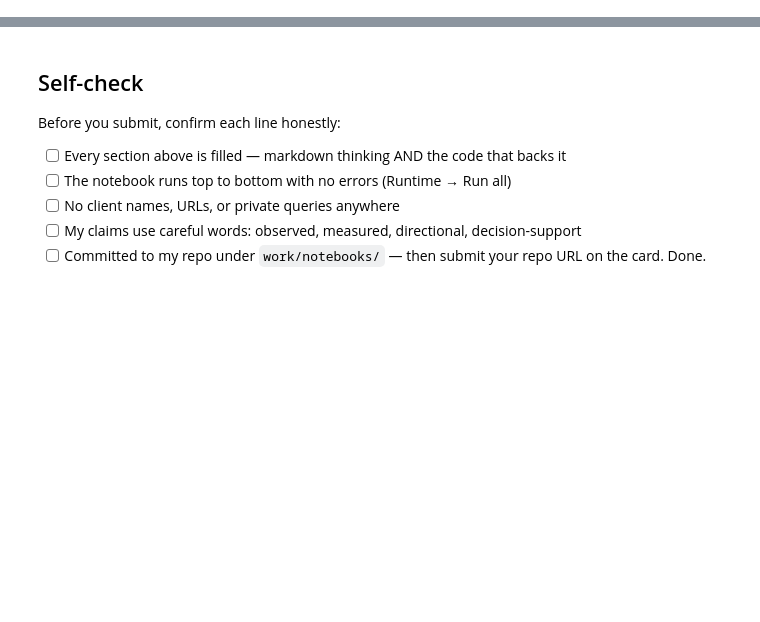
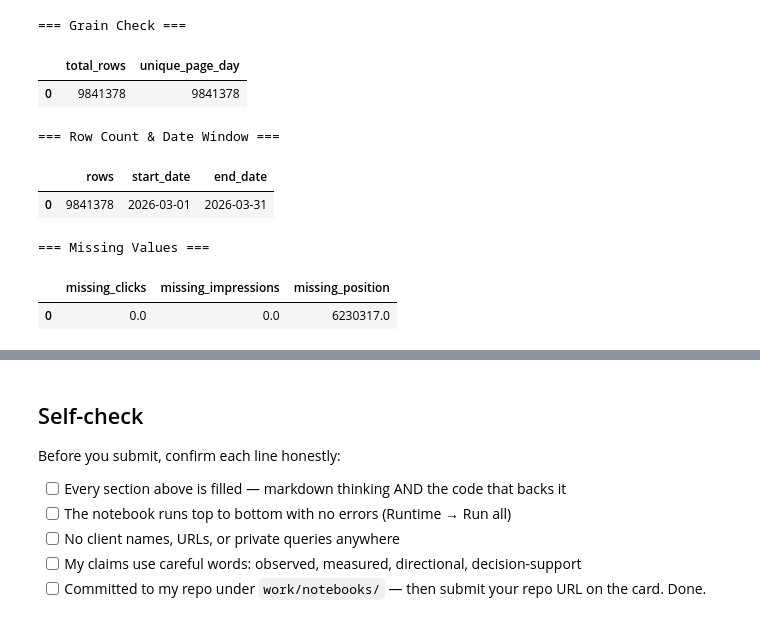
Before and after one commit to atif929/flyrank-ml-starter, a Jupyter notebook: work/notebooks/w03_data_contract.ipynb, the cells around one changed output, grey strips where cells are left out. Drawn from its saved outputs; the diff is of its cells as text; code cells hidden in the pictures; blank space fills up the shorter version.

```diff
--- a/work/notebooks/w03_data_contract.ipynb
+++ b/work/notebooks/w03_data_contract.ipynb
@@ -12,0 +95,46 @@ This skeleton is yours to fill. Work the sections **in order** — each one has
+# %%
+# This cell is for CODE (numbers, a query, a check).
+# Write your text answer in the cell ABOVE this one — typing sentences here breaks Run All.
+# 1. Verify grain
+grain = con.execute(f"""
+SELECT COUNT(*) AS total_rows,
+COUNT(DISTINCT content_hash_id || report_date) AS unique_page_day
+FROM read_parquet('{file_path}')
+""").fetch_df()
+
+print("=== Grain Check ===")
+display(grain)
+
+# 2. Row count and date window
+summary = con.execute(f"""
+SELECT
+COUNT(*) AS rows,
+MIN(report_date) AS start_date,
+MAX(report_date) AS end_date
+FROM read_parquet('{file_path}')
+""").fetch_df()
+
+print("=== Row Count & Date Window ===")
+display(summary)
+
+# 3. Missing values in main features
+missing = con.execute(f"""
+SELECT
+SUM(gsc_clicks IS NULL) AS missing_clicks,
+SUM(gsc_impressions IS NULL) AS missing_impressions,
+SUM(gsc_avg_position IS NULL) AS missing_position
+FROM read_parquet('{file_path}')
+""").fetch_df()
+
+print("=== Missing Values ===")
+display(missing)
+# %% [output]
+=== Grain Check ===
+|  | total_rows | unique_page_day |
+| 0 | 9841378 | 9841378 |
+=== Row Count & Date Window ===
+|  | rows | start_date | end_date |
+| 0 | 9841378 | 2026-03-01 | 2026-03-31 |
+=== Missing Values ===
+|  | missing_clicks | missing_impressions | missing_position |
+| 0 | 0.0 | 0.0 | 6230317.0 |
```
Also changed, not shown: parts of 14 cells of this notebook.
